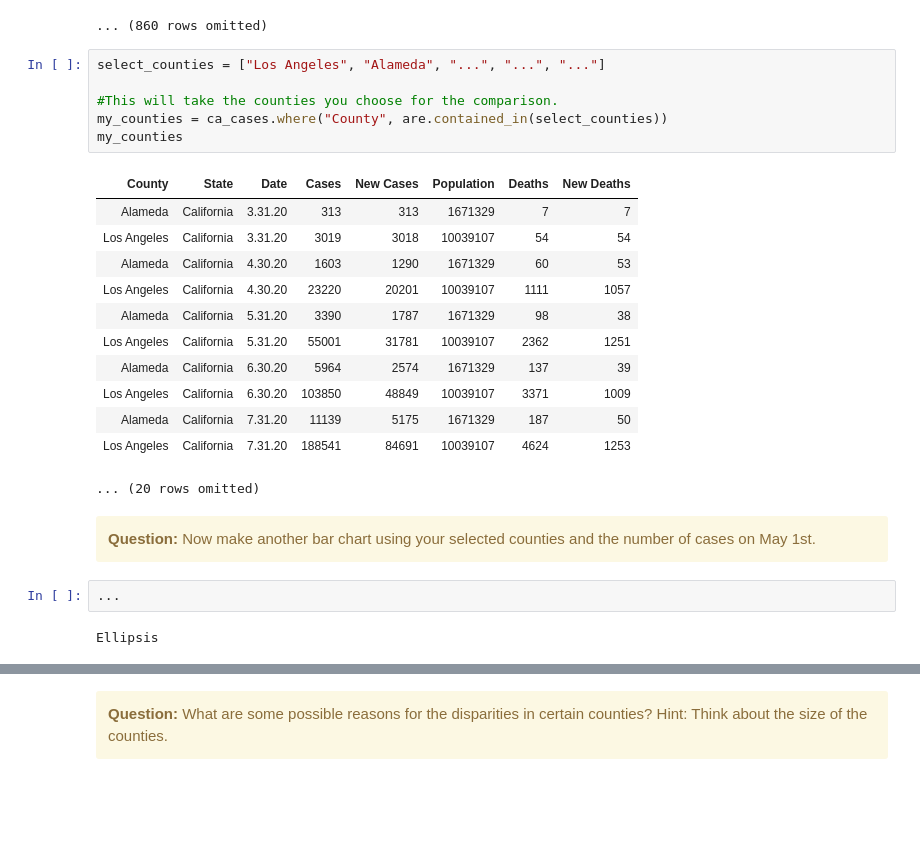
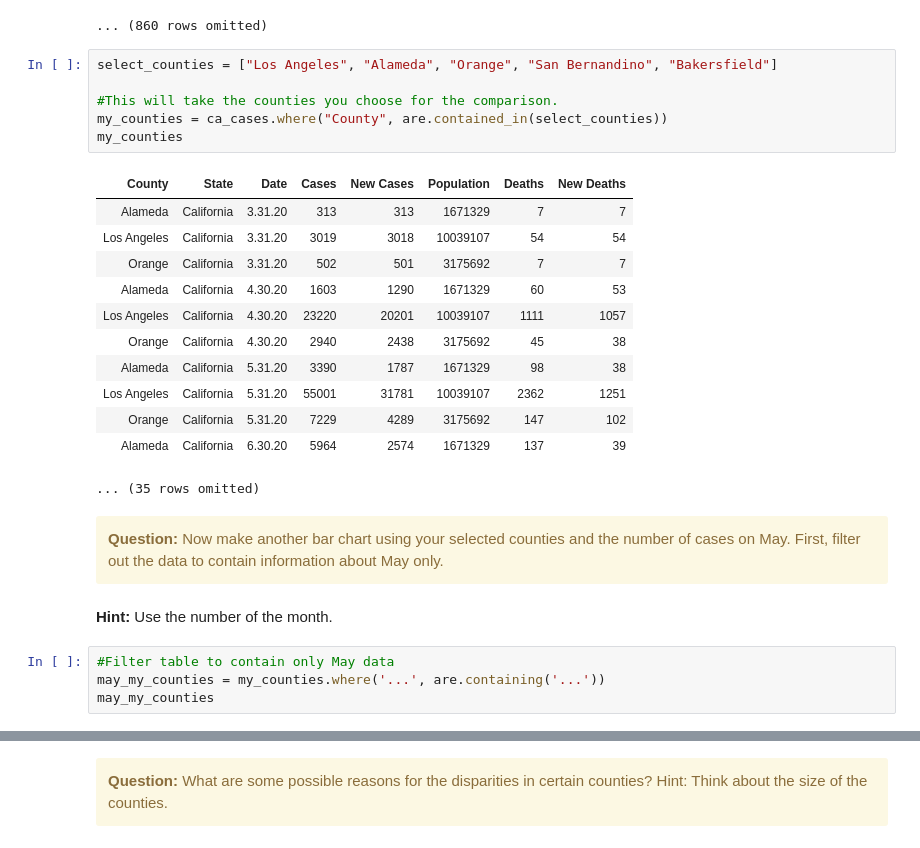
Before and after one commit to ds-modules/BUDS-SU21-Dev, a Jupyter notebook: Project_2/COVID/Project_1.ipynb, the cells around one changed output, grey strips where cells are left out. Drawn from its saved outputs; the diff is of its cells as text; blank space fills up the shorter version.

```diff
--- a/Project_2/COVID/Project_1.ipynb
+++ b/Project_2/COVID/Project_1.ipynb
@@ -204,29 +210,31 @@ ca_cases
 | Fresno | California | 3.31.20 | 53 | 53 | 999101 | 0 | 0 |
 ... (860 rows omitted)
 # %%
-select_counties = ["Los Angeles", "Alameda", "...", "...", "..."]
+select_counties = ["Los Angeles", "Alameda", "Orange", "San Bernandino", "Bakersfield"]
 
 #This will take the counties you choose for the comparison.
 my_counties = ca_cases.where("County", are.contained_in(select_counties))
 my_counties
 # %% [output]
 | County | State | Date | Cases | New Cases | Population | Deaths | New Deaths |
 | Alameda | California | 3.31.20 | 313 | 313 | 1671329 | 7 | 7 |
 | Los Angeles | California | 3.31.20 | 3019 | 3018 | 10039107 | 54 | 54 |
+| Orange | California | 3.31.20 | 502 | 501 | 3175692 | 7 | 7 |
 | Alameda | California | 4.30.20 | 1603 | 1290 | 1671329 | 60 | 53 |
 | Los Angeles | California | 4.30.20 | 23220 | 20201 | 10039107 | 1111 | 1057 |
+| Orange | California | 4.30.20 | 2940 | 2438 | 3175692 | 45 | 38 |
 | Alameda | California | 5.31.20 | 3390 | 1787 | 1671329 | 98 | 38 |
 | Los Angeles | California | 5.31.20 | 55001 | 31781 | 10039107 | 2362 | 1251 |
+| Orange | California | 5.31.20 | 7229 | 4289 | 3175692 | 147 | 102 |
 | Alameda | California | 6.30.20 | 5964 | 2574 | 1671329 | 137 | 39 |
-| Los Angeles | California | 6.30.20 | 103850 | 48849 | 10039107 | 3371 | 1009 |
-| Alameda | California | 7.31.20 | 11139 | 5175 | 1671329 | 187 | 50 |
-| Los Angeles | California | 7.31.20 | 188541 | 84691 | 10039107 | 4624 | 1253 |
-... (20 rows omitted)
+... (35 rows omitted)
 # %% [markdown]
 <div class="alert alert-warning">
-<b>Question:</b> Now make another bar chart using your selected counties and the number of cases on May 1st.
+<b>Question:</b> Now make another bar chart using your selected counties and the number of cases on May. First, filter out the data to contain information about May only.
    </div>
-# %%
-...
-# %% [output]
-Ellipsis
+# %% [markdown]
+**Hint:** Use the number of the month.
+# %%
+#Filter table to contain only May data
+may_my_counties = my_counties.where('...', are.containing('...'))
+may_my_counties
```
Also changed, not shown: parts of 9 cells of this notebook, 2 other files.
